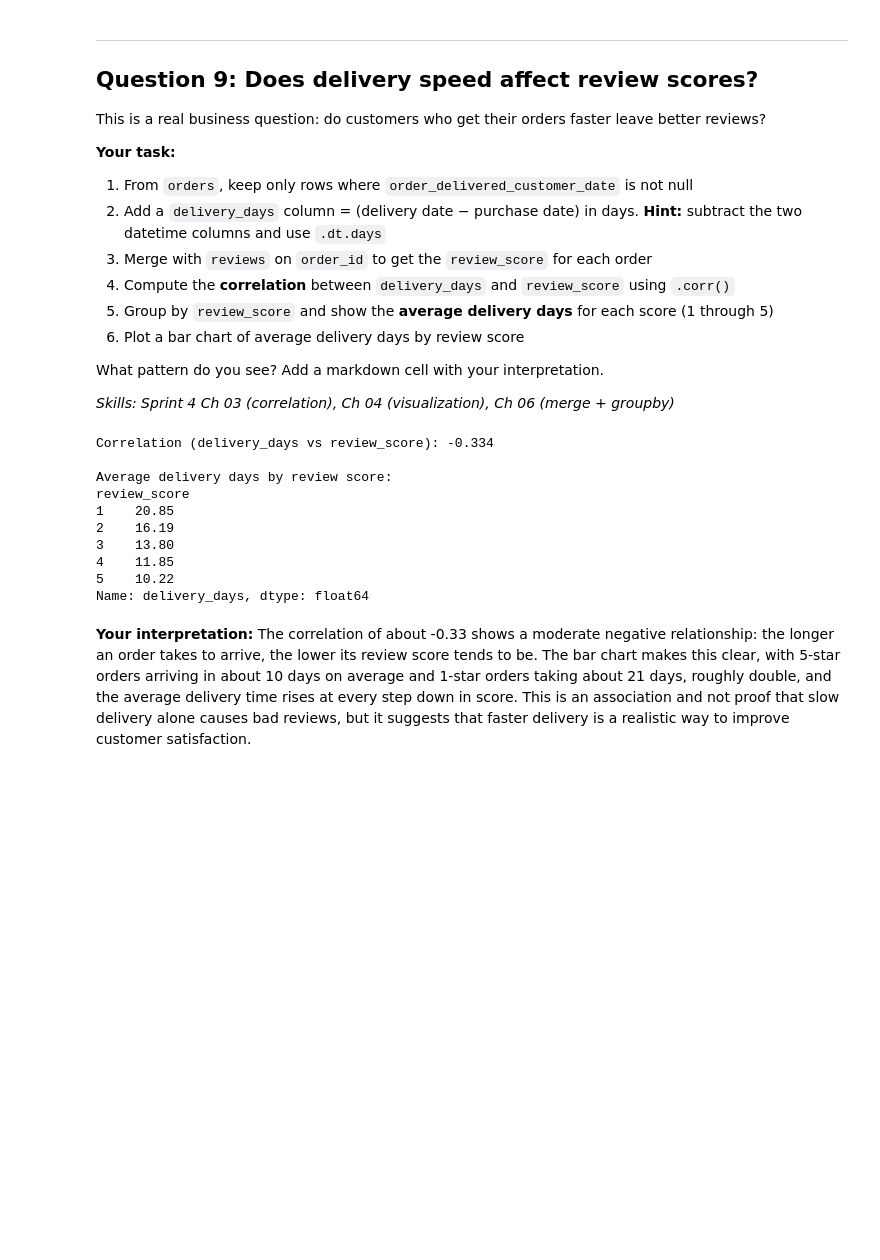
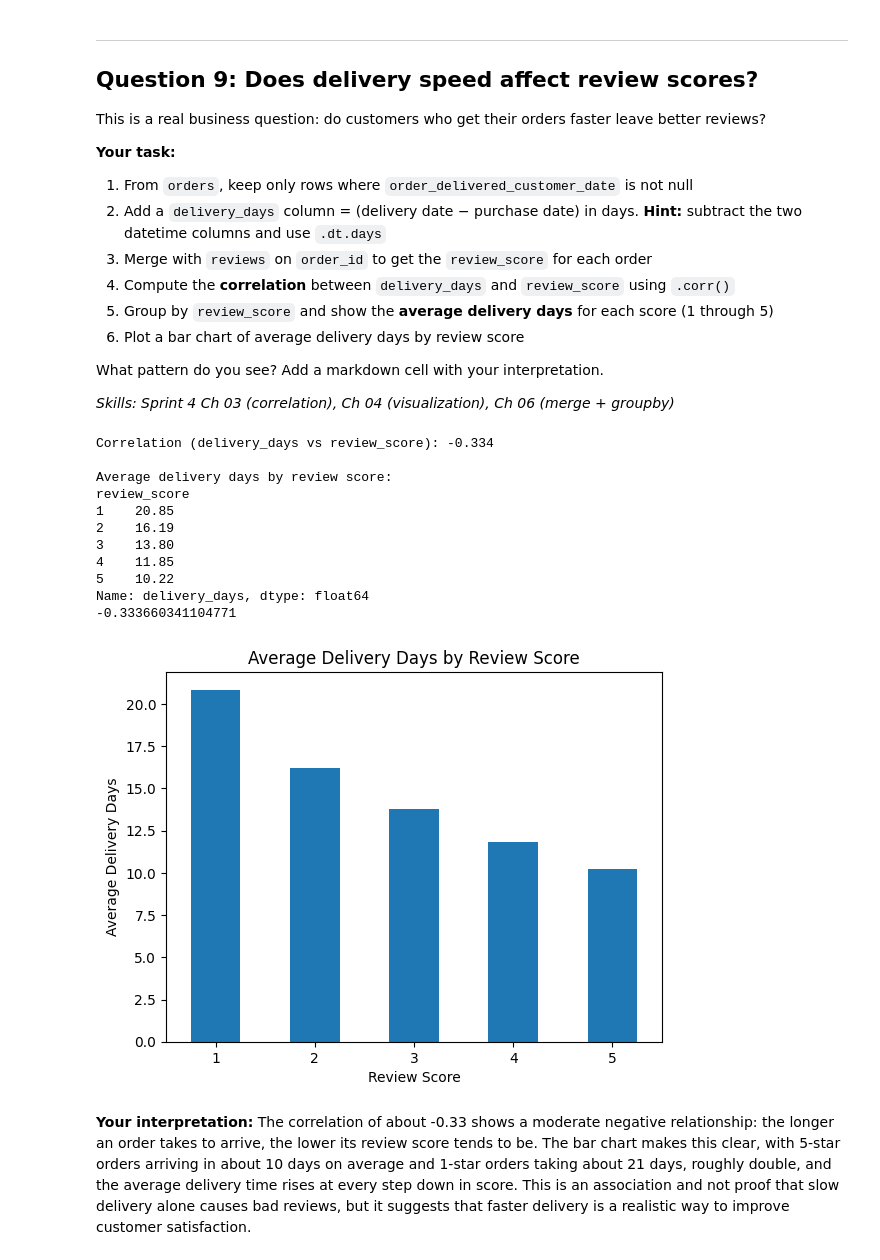
Before and after one commit to Abel-ephrem/python-project, a Jupyter notebook: sprint4_final_project_starter.ipynb, the cells around one changed output. Cells and saved outputs as stored; diff of their text form; code cells hidden in the pictures; blank space fills up the shorter version.

```diff
--- a/sprint4_final_project_starter.ipynb
+++ b/sprint4_final_project_starter.ipynb
@@ -451,33 +488,57 @@ delivered['delivery_days'] = (
 
 # 3. Merge with reviews
 delivery_reviews = delivered.merge(
     reviews[['order_id', 'review_score']], on='order_id', how='inner'
 )
 
 # 4. Correlation
 corr = delivery_reviews['delivery_days'].corr(delivery_reviews['review_score'])
 print(f"Correlation (delivery_days vs review_score): {corr:.3f}")
 
 # 5. Average delivery days per review score
 avg_by_score = (
     delivery_reviews
     .groupby('review_score')['delivery_days']
     .mean()
     .round(2)
 )
 print("\nAverage delivery days by review score:")
 print(avg_by_score)# Your code here
+
+
+
+import pandas as pd
+from matplotlib import pyplot as plt
+
+delivered = orders.dropna(subset=['order_delivered_customer_date']).copy()
+delivered['delivery_days'] = (delivered['order_delivered_customer_date'] - delivered['order_purchase_timestamp']).dt.days
+
+merged = delivered.merge(reviews, on='order_id')
+
+print(merged['delivery_days'].corr(merged['review_score']))
+
+merged.groupby('review_score')['delivery_days'].mean().plot(
+    kind='bar',
+    title='Average Delivery Days by Review Score',
+    xlabel='Review Score',
+    ylabel='Average Delivery Days',
+    rot=0
+)
+
+plt.show()
 # %% [output]
 Correlation (delivery_days vs review_score): -0.334
 
 Average delivery days by review score:
 review_score
 1    20.85
 2    16.19
 3    13.80
 4    11.85
 5    10.22
 Name: delivery_days, dtype: float64
+-0.333660341104771
+[figure, added]
 # %% [markdown]
 **Your interpretation:**
 The correlation of about -0.33 shows a moderate negative relationship: the longer an order takes to arrive, the lower its review score tends to be. The bar chart makes this clear, with 5-star orders arriving in about 10 days on average and 1-star orders taking about 21 days, roughly double, and the average delivery time rises at every step down in score. This is an association and not proof that slow delivery alone causes bad reviews, but it suggests that faster delivery is a realistic way to improve customer satisfaction.
```
Also changed, not shown: parts of 2 cells of this notebook.
